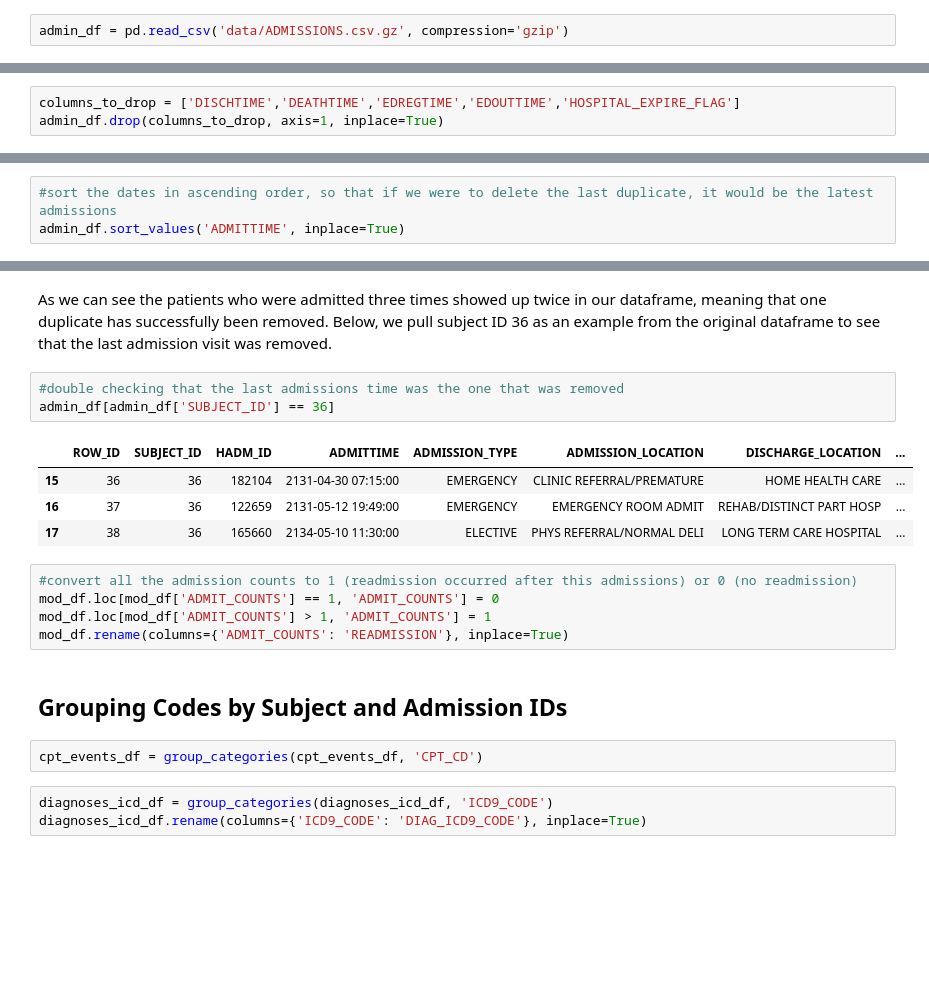
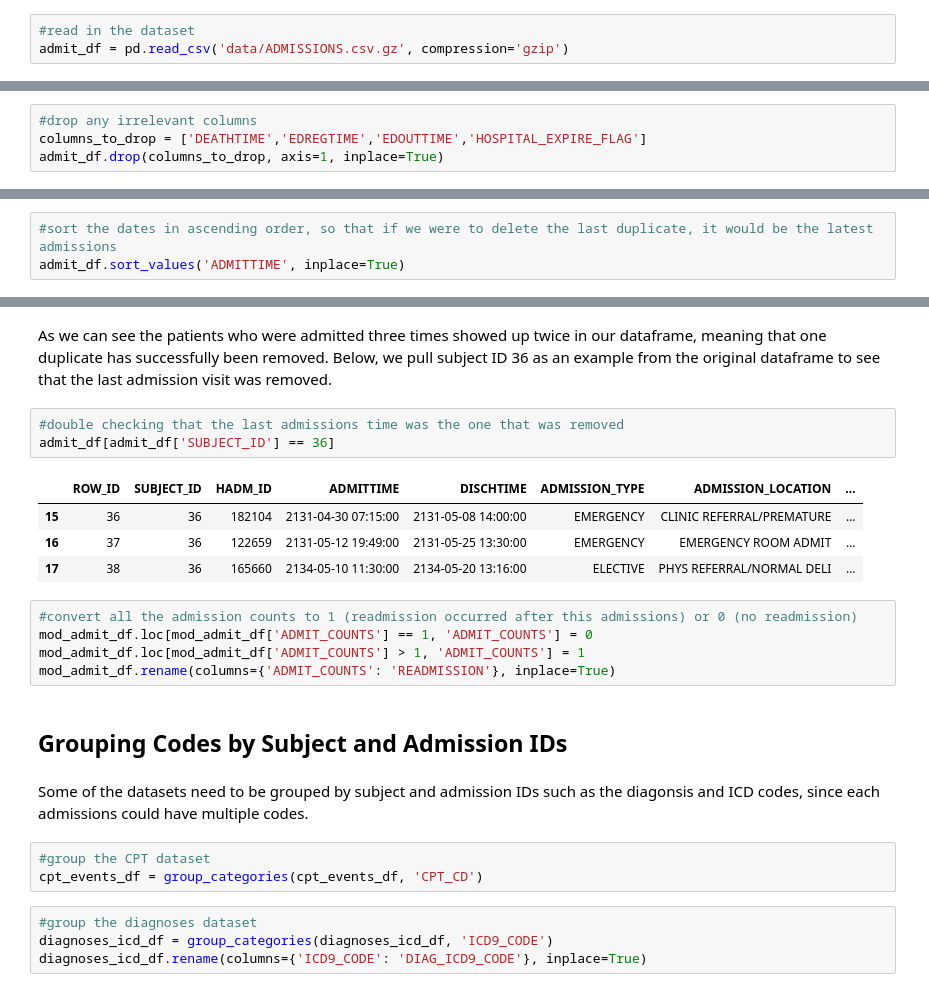
Before and after one commit to arthurk2323/hospital_readmissions_nlp, a Jupyter notebook: 01_EDA_v1.ipynb, the cells around one changed output, grey strips where cells are left out. Saved outputs shown, nothing was run; the diff lists cells and outputs as text; blank space fills up the shorter version.

```diff
--- a/01_EDA_v1.ipynb
+++ b/01_EDA_v1.ipynb
@@ -37,3 +59,4 @@ INSERT DESCRIPTION
 # %%
-admin_df = pd.read_csv('data/ADMISSIONS.csv.gz', compression='gzip')
+#read in the dataset
+admit_df = pd.read_csv('data/ADMISSIONS.csv.gz', compression='gzip')
 # %%
@@ -74,7 +100,8 @@ ELECTIVE      7706
 URGENT        1336
 Name: ADMISSION_TYPE, dtype: int64
 # %%
-columns_to_drop = ['DISCHTIME','DEATHTIME','EDREGTIME','EDOUTTIME','HOSPITAL_EXPIRE_FLAG']
-admin_df.drop(columns_to_drop, axis=1, inplace=True)
+#drop any irrelevant columns
+columns_to_drop = ['DEATHTIME','EDREGTIME','EDOUTTIME','HOSPITAL_EXPIRE_FLAG']
+admit_df.drop(columns_to_drop, axis=1, inplace=True)
 # %% [markdown]
 ### Chart Notes
@@ -241,6 +319,6 @@ proced_icd_df = proced_icd_df[['SUBJECT_ID','HADM_ID','ICD9_CODE']]
 Since some patients are readmitted multiple times at the hospital, I wanted to remove the last visit they had to the hospital since I cannot use the discharge note for the last visit since there would be no subsequent readmissions
 # %%
 #sort the dates in ascending order, so that if we were to delete the last duplicate, it would be the latest admissions
-admin_df.sort_values('ADMITTIME', inplace=True)
+admit_df.sort_values('ADMITTIME', inplace=True)
 # %%
 #create a dataframe on the number of times a patient was admitted
@@ -322,22 +414,26 @@ mod_df[mod_df['ADMIT_COUNTS']==3].sort_values('SUBJECT_ID').head(20)
 As we can see the patients who were admitted three times showed up twice in our dataframe, meaning that one duplicate has successfully been removed. Below, we pull subject ID 36 as an example from the original dataframe to see that the last admission visit was removed.
 # %%
 #double checking that the last admissions time was the one that was removed
-admin_df[admin_df['SUBJECT_ID'] == 36]
+admit_df[admit_df['SUBJECT_ID'] == 36]
 # %% [output]
-|  | ROW_ID | SUBJECT_ID | HADM_ID | ADMITTIME | ADMISSION_TYPE | ADMISSION_LOCATION | DISCHARGE_LOCATION | ... |
-| 15 | 36 | 36 | 182104 | 2131-04-30 07:15:00 | EMERGENCY | CLINIC REFERRAL/PREMATURE | HOME HEALTH CARE | ... |
-| 16 | 37 | 36 | 122659 | 2131-05-12 19:49:00 | EMERGENCY | EMERGENCY ROOM ADMIT | REHAB/DISTINCT PART HOSP | ... |
-| 17 | 38 | 36 | 165660 | 2134-05-10 11:30:00 | ELECTIVE | PHYS REFERRAL/NORMAL DELI | LONG TERM CARE HOSPITAL | ... |
+|  | ROW_ID | SUBJECT_ID | HADM_ID | ADMITTIME | DISCHTIME | ADMISSION_TYPE | ADMISSION_LOCATION | ... |
+| 15 | 36 | 36 | 182104 | 2131-04-30 07:15:00 | 2131-05-08 14:00:00 | EMERGENCY | CLINIC REFERRAL/PREMATURE | ... |
+| 16 | 37 | 36 | 122659 | 2131-05-12 19:49:00 | 2131-05-25 13:30:00 | EMERGENCY | EMERGENCY ROOM ADMIT | ... |
+| 17 | 38 | 36 | 165660 | 2134-05-10 11:30:00 | 2134-05-20 13:16:00 | ELECTIVE | PHYS REFERRAL/NORMAL DELI | ... |
 # %%
 #convert all the admission counts to 1 (readmission occurred after this admissions) or 0 (no readmission)
-mod_df.loc[mod_df['ADMIT_COUNTS'] == 1, 'ADMIT_COUNTS'] = 0
-mod_df.loc[mod_df['ADMIT_COUNTS'] > 1, 'ADMIT_COUNTS'] = 1
-mod_df.rename(columns={'ADMIT_COUNTS': 'READMISSION'}, inplace=True)
+mod_admit_df.loc[mod_admit_df['ADMIT_COUNTS'] == 1, 'ADMIT_COUNTS'] = 0
+mod_admit_df.loc[mod_admit_df['ADMIT_COUNTS'] > 1, 'ADMIT_COUNTS'] = 1
+mod_admit_df.rename(columns={'ADMIT_COUNTS': 'READMISSION'}, inplace=True)
 # %% [markdown]
 ## Grouping Codes by Subject and Admission IDs
+# %% [markdown]
+Some of the datasets need to be grouped by subject and admission IDs such as the diagonsis and ICD codes, since each admissions could have multiple codes.
 # %%
+#group the CPT dataset
 cpt_events_df = group_categories(cpt_events_df, 'CPT_CD')
 # %%
+#group the diagnoses dataset
 diagnoses_icd_df = group_categories(diagnoses_icd_df, 'ICD9_CODE')
 diagnoses_icd_df.rename(columns={'ICD9_CODE': 'DIAG_ICD9_CODE'}, inplace=True)
 # %%
```
Also changed, not shown: parts of 102 cells of this notebook, 6 other files.
